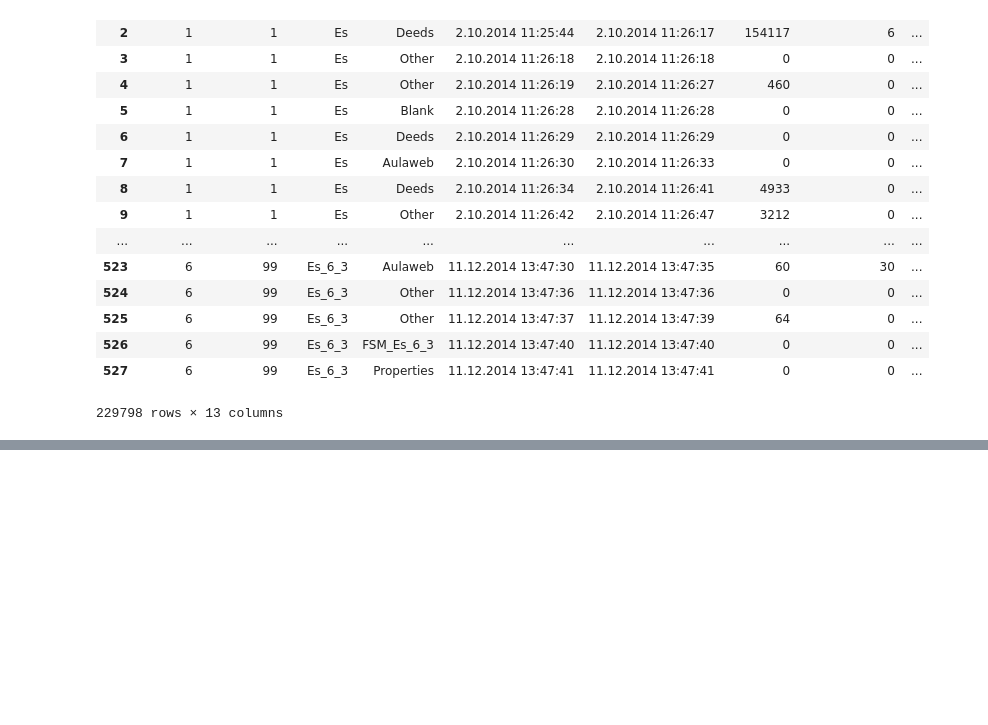
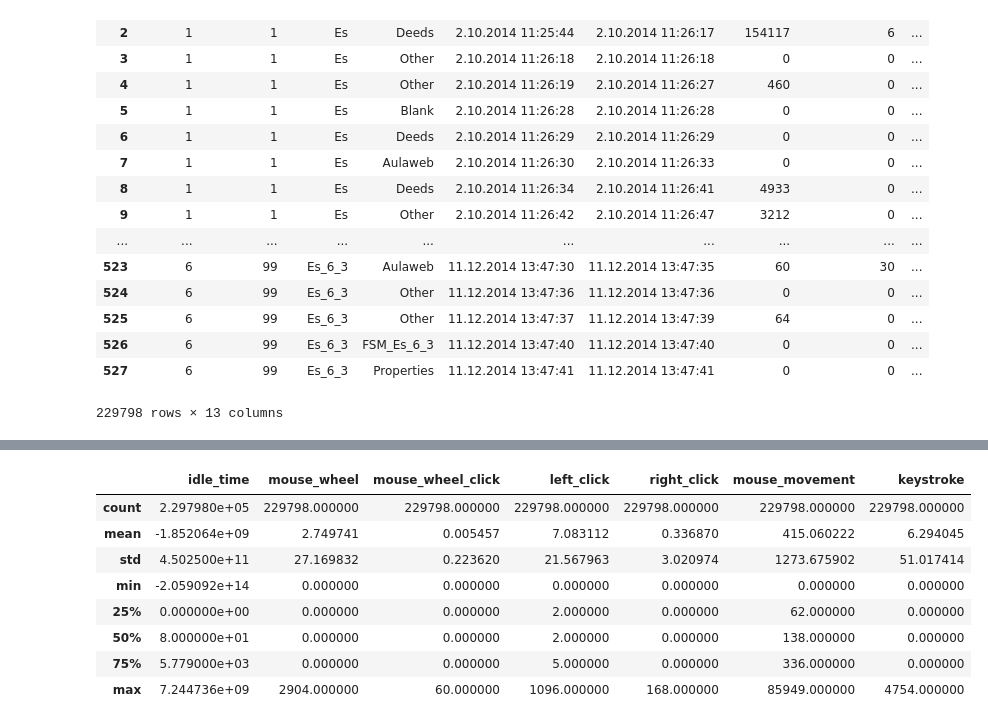
Before and after one commit to jcbain/crime_analysis, a Jupyter notebook: EPM_cleaning.ipynb, the cells around one changed output, grey strips where cells are left out. Drawn from its saved outputs; the diff is of its cells as text; code cells hidden in the pictures; blank space fills up the shorter version.

```diff
--- a/EPM_cleaning.ipynb
+++ b/EPM_cleaning.ipynb
@@ -70,0 +80,12 @@ frame.describe()
+# %%
+frame.describe()
+# %% [output]
+|  | idle_time | mouse_wheel | mouse_wheel_click | left_click | right_click | mouse_movement | keystroke |
+| count | 2.297980e+05 | 229798.000000 | 229798.000000 | 229798.000000 | 229798.000000 | 229798.000000 | 229798.000000 |
+| mean | -1.852064e+09 | 2.749741 | 0.005457 | 7.083112 | 0.336870 | 415.060222 | 6.294045 |
+| std | 4.502500e+11 | 27.169832 | 0.223620 | 21.567963 | 3.020974 | 1273.675902 | 51.017414 |
+| min | -2.059092e+14 | 0.000000 | 0.000000 | 0.000000 | 0.000000 | 0.000000 | 0.000000 |
+| 25% | 0.000000e+00 | 0.000000 | 0.000000 | 2.000000 | 0.000000 | 62.000000 | 0.000000 |
+| 50% | 8.000000e+01 | 0.000000 | 0.000000 | 2.000000 | 0.000000 | 138.000000 | 0.000000 |
+| 75% | 5.779000e+03 | 0.000000 | 0.000000 | 5.000000 | 0.000000 | 336.000000 | 0.000000 |
+| max | 7.244736e+09 | 2904.000000 | 60.000000 | 1096.000000 | 168.000000 | 85949.000000 | 4754.000000 |
```
Also changed, not shown: parts of 3 cells of this notebook.
